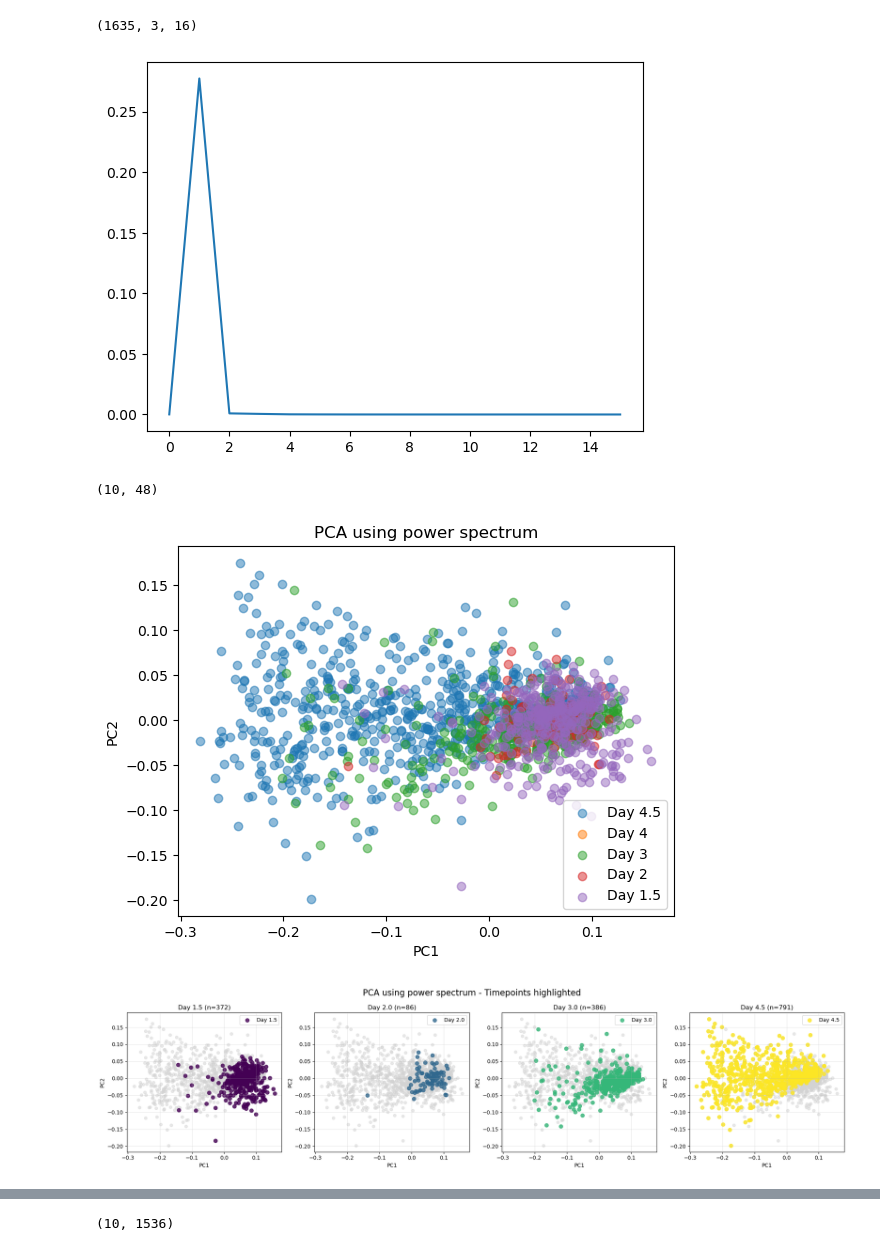
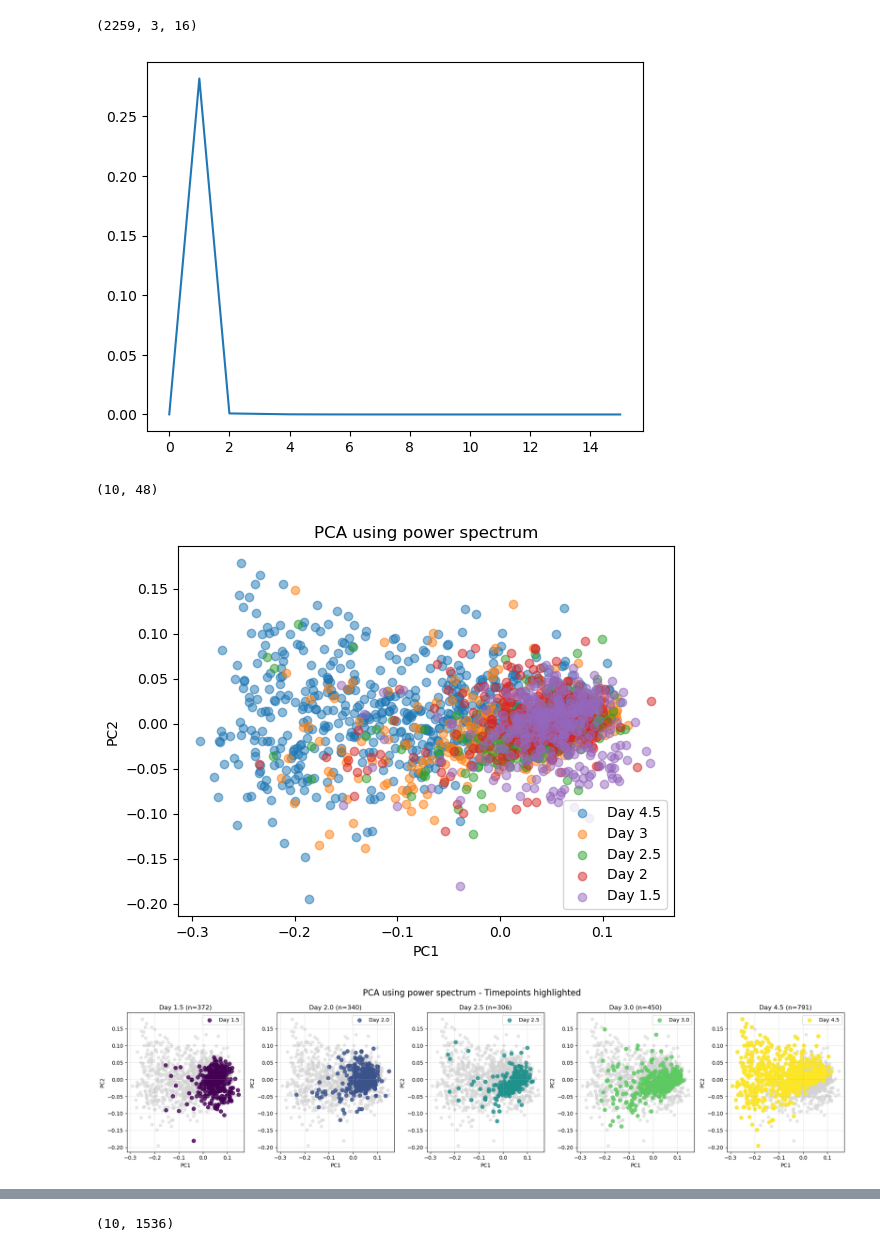
Before and after one commit to Irene-Li/SphericalHarmonics, a Jupyter notebook: PCA_analysis.ipynb, the cells around one changed output, grey strips where cells are left out. Drawn from its saved outputs; the diff is of its cells as text; code cells hidden in the pictures.

```diff
--- a/PCA_analysis.ipynb
+++ b/PCA_analysis.ipynb
@@ -158,7 +158,7 @@ for timepoint in timepoints:
                 else:
                     spectrums.append(coor_spectrum)
                     clms.append(np.load(save_path + '_clms.npy'))
-                    mesh_table = adata = ad.read_zarr(mesh_table_path).to_df()
+                    mesh_table = ad.read_zarr(mesh_table_path).to_df()
                     times.append(timepoint[3:])
                     label_uid = f'{timepoint}_{round_name}_{well_name}_{label}'
                     label_uids.append(label_uid)
@@ -188,8 +190,8 @@ medians = np.median(spectrums, axis=(0, 1))
 plt.plot(medians)
 plt.show()
 # %% [output]
-(1635, 3, 16)
+(2259, 3, 16)
-[figure, old version]
+[figure, new version]
 # %%
 spectrum_reshaped = spectrums.reshape(spectrums.shape[0], -1)
 pca = PCA(n_components=10)
@@ -210,7 +212,7 @@ df_pca.to_csv('Data/pca_results.csv', index=False)
 
 times_number = np.array(times_number)
 
-for t in [4.5, 3, 2, 1.5]:
+for t in [4.5, 3, 2.5, 2, 1.5]:
     times_mask = (times_number == t)
 
     plt.scatter(spectrum_pcs[:, 0][times_mask], spectrum_pcs[:, 1][times_mask], alpha=0.5, label=f'Day {t}')
@@ -220,39 +222,39 @@ plt.ylabel('PC2')
 plt.title('PCA using power spectrum')
 plt.show()
 # %% [output]
-[figure, old version]
+[figure, new version]
 # %%
 # Create subplots for each timepoint - spectrum PCA
 unique_times = np.unique(times_number)
 # Use a continuous colormap that represents time progression
 cmap = plt.cm.viridis  # You can also try 'plasma', 'inferno', 'magma', 'cool', 'warm'
 colors = [cmap(i / (len(unique_times) - 1)) for i in range(len(unique_times))]
 
-fig, axes = plt.subplots(1, 4, figsize=(20, 5))
+fig, axes = plt.subplots(1, 5, figsize=(20, 5))
 
 for i, time in enumerate(unique_times):
     ax = axes[i]
 
     # Plot all points in light gray
     ax.scatter(spectrum_pcs[:, 0], spectrum_pcs[:, 1],
               c='lightgray', alpha=0.5, s=30)
 
     # Highlight current timepoint with color from continuous map
     times_mask = (times_number == time)
     ax.scatter(spectrum_pcs[:, 0][times_mask], spectrum_pcs[:, 1][times_mask],
               c=[colors[i]], alpha=0.8, s=50, label=f'Day {time}')
 
     ax.set_xlabel('PC1')
     ax.set_ylabel('PC2')
     ax.set_title(f'Day {time} (n={np.sum(times_mask)})')
     ax.grid(True, alpha=0.3)
     ax.legend()
 
 plt.suptitle('PCA using power spectrum - Timepoints highlighted', fontsize=16)
 plt.tight_layout()
 plt.show()
 # %% [output]
-[figure, old version]
+[figure, new version]
 # %%
 plot_explained_variance(pca)
 # %% [output]
```
Also changed, not shown: parts of 9 cells of this notebook, 12 other files.
